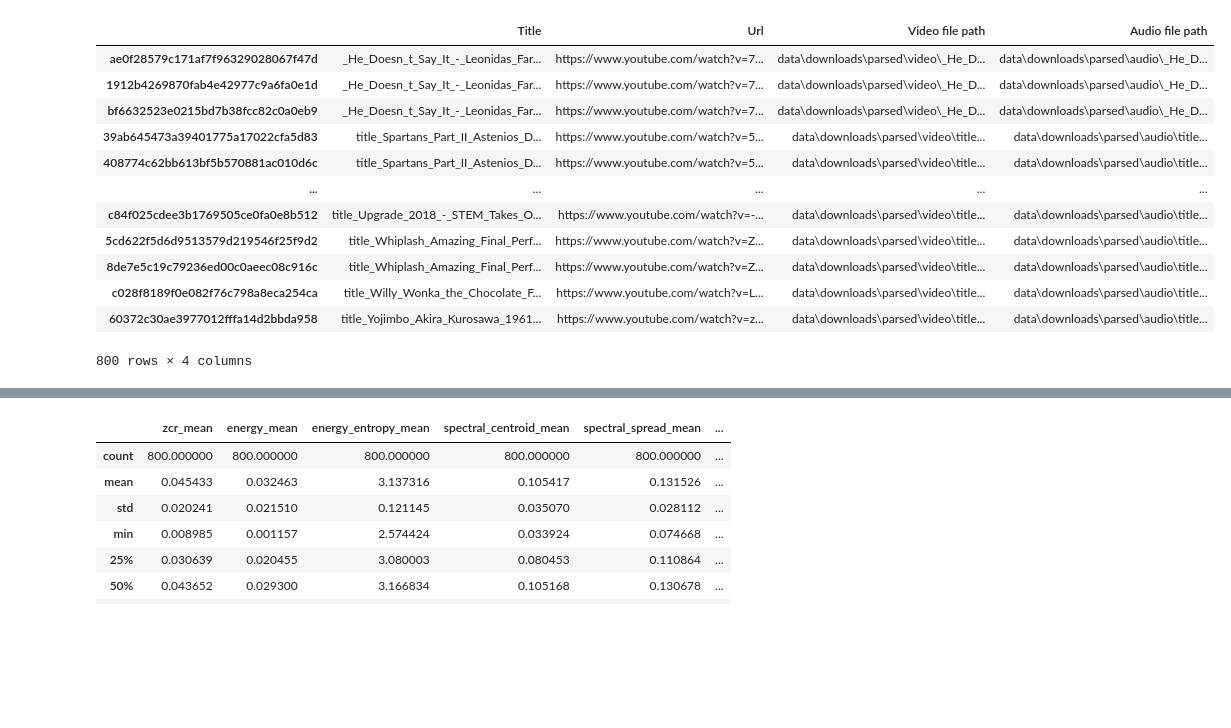
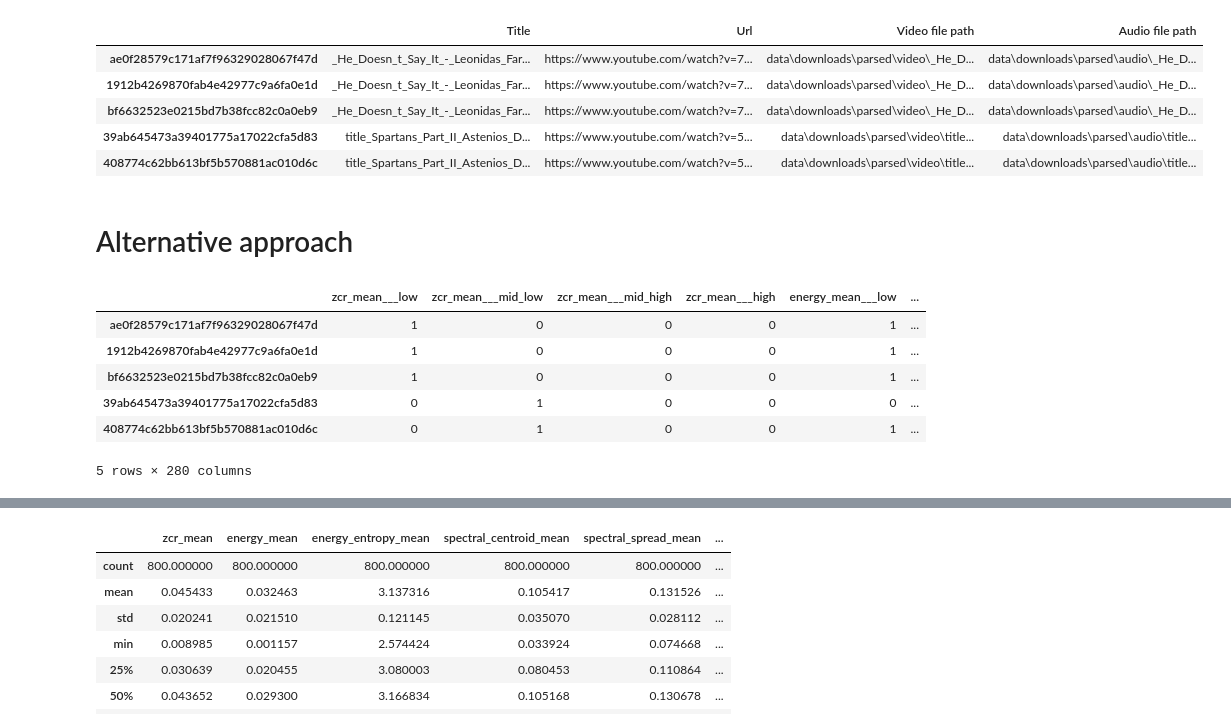
Before and after one commit to iloum/eNNio, a Jupyter notebook: Experiments/Frequent itemset.ipynb, the cells around one changed output, grey strips where cells are left out. Drawn from its saved outputs; the diff is of its cells as text; code cells hidden in the pictures; blank space fills up the shorter version.

Commit message:
Alternative implementation (wip)

```diff
--- a/Experiments/Frequent itemset.ipynb
+++ b/Experiments/Frequent itemset.ipynb
@@ -55,18 +43,13 @@ video_df
 # %%
-metadata_df
+metadata_df.head()
 # %% [output]
 |  | Title | Url | Video file path | Audio file path |
 | ae0f28579c171af7f96329028067f47d | _He_Doesn_t_Say_It_-_Leonidas_Far... | https://www.youtube.com/watch?v=7... | data\downloads\parsed\video\_He_D... | data\downloads\parsed\audio\_He_D... |
 | 1912b4269870fab4e42977c9a6fa0e1d | _He_Doesn_t_Say_It_-_Leonidas_Far... | https://www.youtube.com/watch?v=7... | data\downloads\parsed\video\_He_D... | data\downloads\parsed\audio\_He_D... |
 | bf6632523e0215bd7b38fcc82c0a0eb9 | _He_Doesn_t_Say_It_-_Leonidas_Far... | https://www.youtube.com/watch?v=7... | data\downloads\parsed\video\_He_D... | data\downloads\parsed\audio\_He_D... |
 | 39ab645473a39401775a17022cfa5d83 | title_Spartans_Part_II_Astenios_D... | https://www.youtube.com/watch?v=5... | data\downloads\parsed\video\title... | data\downloads\parsed\audio\title... |
 | 408774c62bb613bf5b570881ac010d6c | title_Spartans_Part_II_Astenios_D... | https://www.youtube.com/watch?v=5... | data\downloads\parsed\video\title... | data\downloads\parsed\audio\title... |
-| ... | ... | ... | ... | ... |
-| c84f025cdee3b1769505ce0fa0e8b512 | title_Upgrade_2018_-_STEM_Takes_O... | https://www.youtube.com/watch?v=-... | data\downloads\parsed\video\title... | data\downloads\parsed\audio\title... |
-| 5cd622f5d6d9513579d219546f25f9d2 | title_Whiplash_Amazing_Final_Perf... | https://www.youtube.com/watch?v=Z... | data\downloads\parsed\video\title... | data\downloads\parsed\audio\title... |
-| 8de7e5c19c79236ed00c0aeec08c916c | title_Whiplash_Amazing_Final_Perf... | https://www.youtube.com/watch?v=Z... | data\downloads\parsed\video\title... | data\downloads\parsed\audio\title... |
-| c028f8189f0e082f76c798a8eca254ca | title_Willy_Wonka_the_Chocolate_F... | https://www.youtube.com/watch?v=L... | data\downloads\parsed\video\title... | data\downloads\parsed\audio\title... |
-| 60372c30ae3977012fffa14d2bbda958 | title_Yojimbo_Akira_Kurosawa_1961... | https://www.youtube.com/watch?v=z... | data\downloads\parsed\video\title... | data\downloads\parsed\audio\title... |
-800 rows × 4 columns
 # %%
 metadata_df = metadata_df[['Title']]
+# %% [markdown]
+# Alternative approach
@@ -72,0 +77,10 @@ metadata_df = metadata_df[['Title']]
+# %%
+audio_1h.head()
+# %% [output]
+|  | zcr_mean___low | zcr_mean___mid_low | zcr_mean___mid_high | zcr_mean___high | energy_mean___low | ... |
+| ae0f28579c171af7f96329028067f47d | 1 | 0 | 0 | 0 | 1 | ... |
+| 1912b4269870fab4e42977c9a6fa0e1d | 1 | 0 | 0 | 0 | 1 | ... |
+| bf6632523e0215bd7b38fcc82c0a0eb9 | 1 | 0 | 0 | 0 | 1 | ... |
+| 39ab645473a39401775a17022cfa5d83 | 0 | 1 | 0 | 0 | 0 | ... |
+| 408774c62bb613bf5b570881ac010d6c | 0 | 1 | 0 | 0 | 1 | ... |
+5 rows × 280 columns
```
Also changed, not shown: parts of 10 cells of this notebook.
